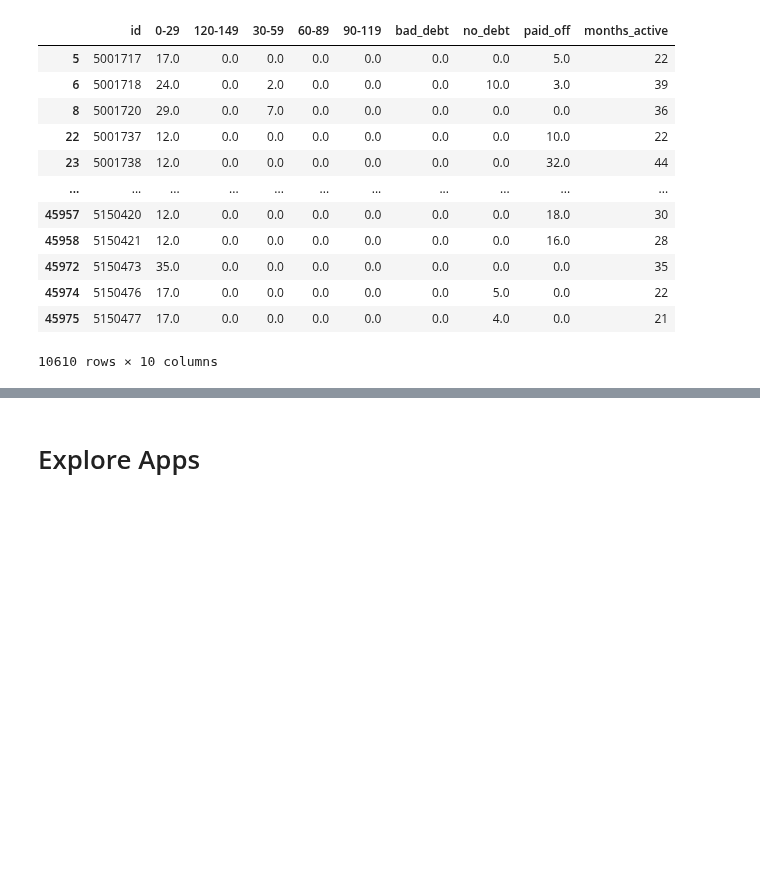
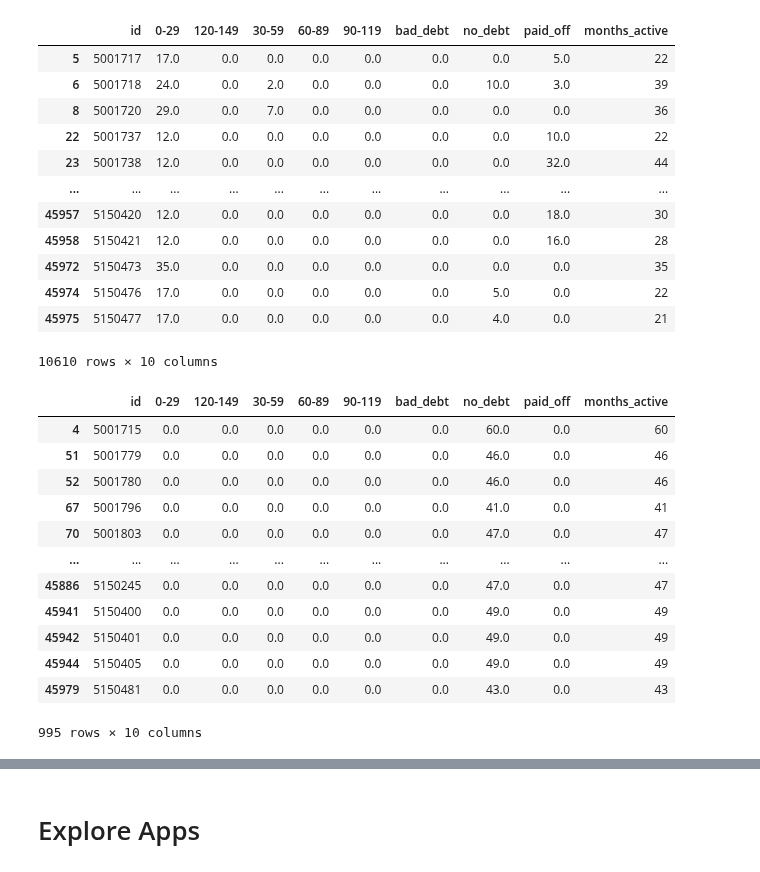
Before and after one commit to credit-risk-management-predictor/credit-risk-management-predictor, a Jupyter notebook: anthony-explore.ipynb, the cells around one changed output, grey strips where cells are left out. Drawn from its saved outputs; the diff is of its cells as text; code cells hidden in the pictures; blank space fills up the shorter version.

```diff
--- a/anthony-explore.ipynb
+++ b/anthony-explore.ipynb
@@ -204,3 +204,20 @@ expanded[(expanded['months_active'] >= 20) & (expanded['0-29'] >= 10)]
 | 45974 | 5150476 | 17.0 | 0.0 | 0.0 | 0.0 | 0.0 | 0.0 | 5.0 | 0.0 | 22 |
 | 45975 | 5150477 | 17.0 | 0.0 | 0.0 | 0.0 | 0.0 | 0.0 | 4.0 | 0.0 | 21 |
 10610 rows × 10 columns
+# %%
+# No debt for at least 40 months
+expanded[expanded['no_debt'] >= 40]
+# %% [output]
+|  | id | 0-29 | 120-149 | 30-59 | 60-89 | 90-119 | bad_debt | no_debt | paid_off | months_active |
+| 4 | 5001715 | 0.0 | 0.0 | 0.0 | 0.0 | 0.0 | 0.0 | 60.0 | 0.0 | 60 |
+| 51 | 5001779 | 0.0 | 0.0 | 0.0 | 0.0 | 0.0 | 0.0 | 46.0 | 0.0 | 46 |
+| 52 | 5001780 | 0.0 | 0.0 | 0.0 | 0.0 | 0.0 | 0.0 | 46.0 | 0.0 | 46 |
+| 67 | 5001796 | 0.0 | 0.0 | 0.0 | 0.0 | 0.0 | 0.0 | 41.0 | 0.0 | 41 |
+| 70 | 5001803 | 0.0 | 0.0 | 0.0 | 0.0 | 0.0 | 0.0 | 47.0 | 0.0 | 47 |
+| ... | ... | ... | ... | ... | ... | ... | ... | ... | ... | ... |
+| 45886 | 5150245 | 0.0 | 0.0 | 0.0 | 0.0 | 0.0 | 0.0 | 47.0 | 0.0 | 47 |
+| 45941 | 5150400 | 0.0 | 0.0 | 0.0 | 0.0 | 0.0 | 0.0 | 49.0 | 0.0 | 49 |
+| 45942 | 5150401 | 0.0 | 0.0 | 0.0 | 0.0 | 0.0 | 0.0 | 49.0 | 0.0 | 49 |
+| 45944 | 5150405 | 0.0 | 0.0 | 0.0 | 0.0 | 0.0 | 0.0 | 49.0 | 0.0 | 49 |
+| 45979 | 5150481 | 0.0 | 0.0 | 0.0 | 0.0 | 0.0 | 0.0 | 43.0 | 0.0 | 43 |
+995 rows × 10 columns
```
Also changed, not shown: parts of 9 cells of this notebook.
